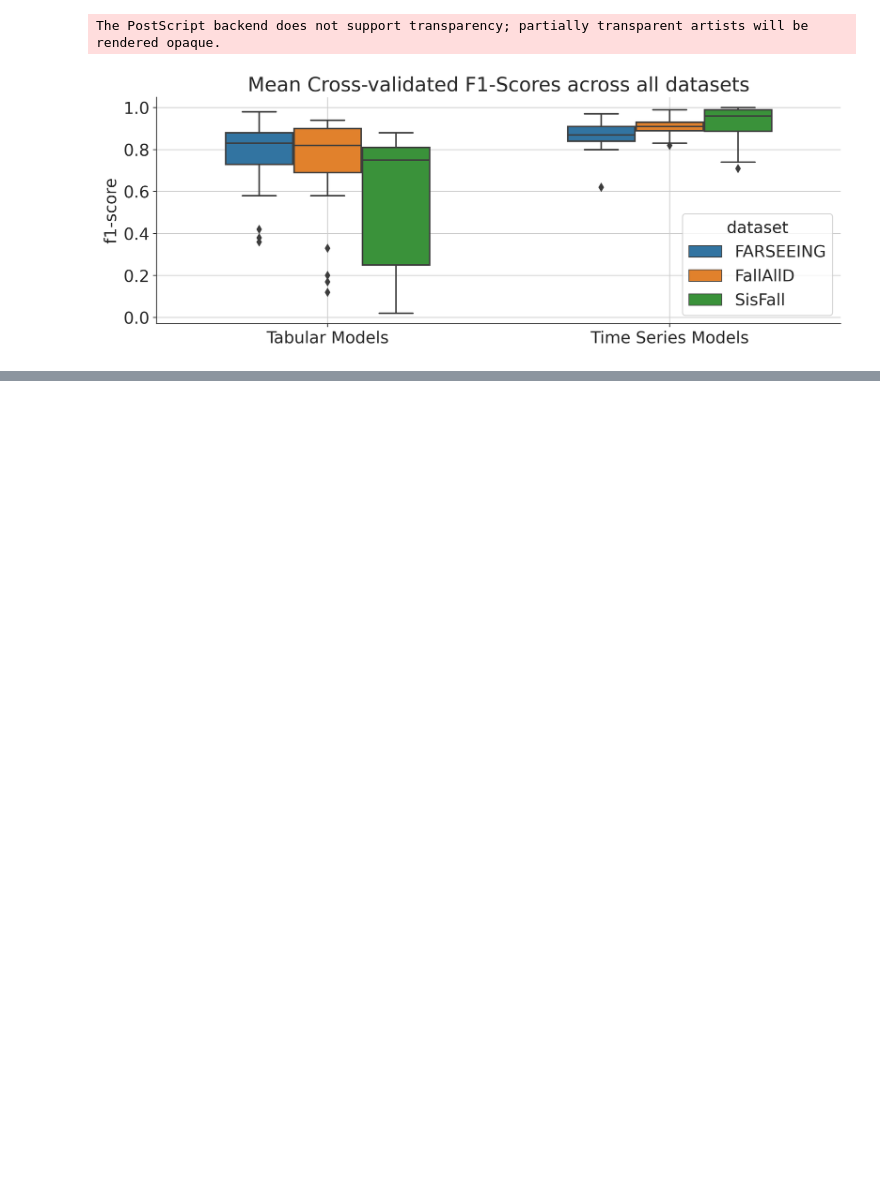
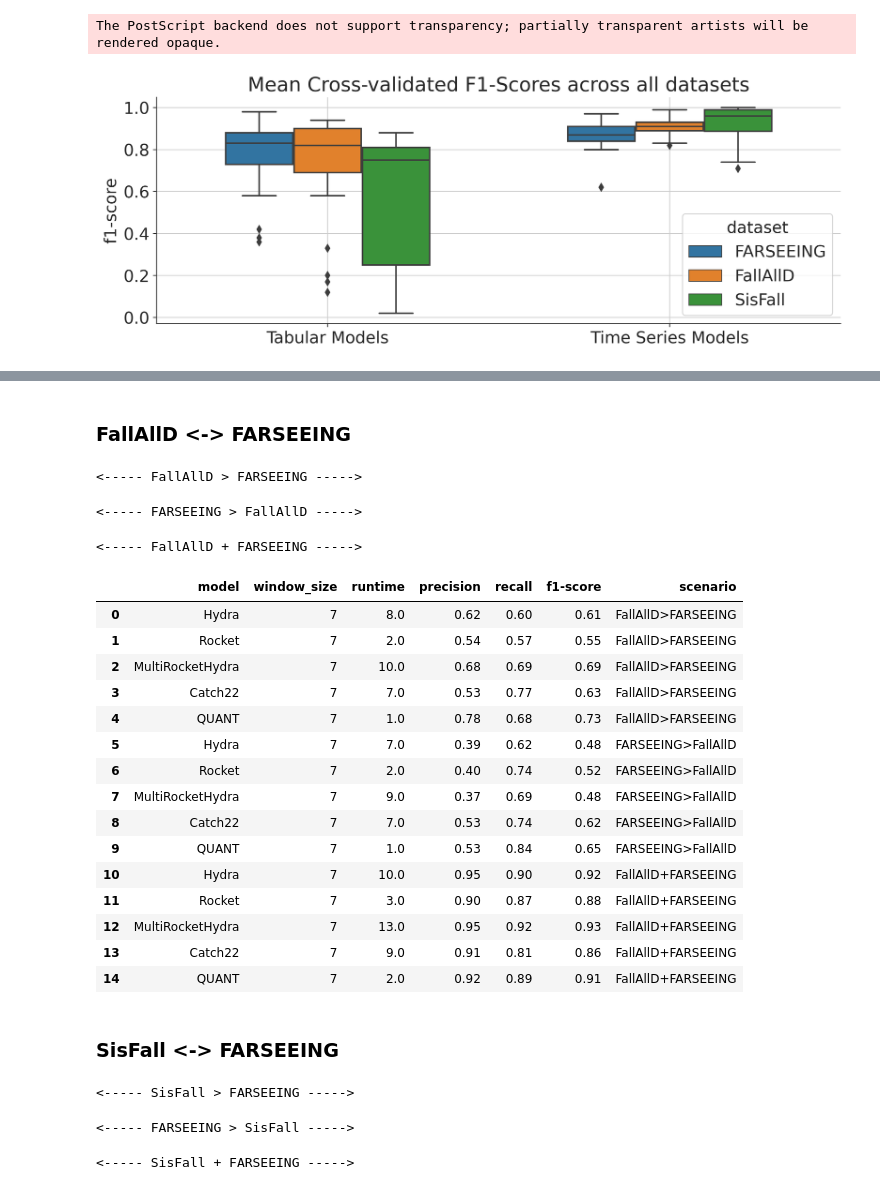
Before and after one commit to mlgig/ts_fall_detection, a Jupyter notebook: evaluation.ipynb, the cells around one changed output, grey strips where cells are left out. Drawn from its saved outputs; the diff is of its cells as text; code cells hidden in the pictures; blank space fills up the shorter version.

```diff
--- a/evaluation.ipynb
+++ b/evaluation.ipynb
@@ -331,0 +340,35 @@ The PostScript backend does not support transparency; partially transparent arti
+# %% [markdown]
+### FallAllD <-> FARSEEING
+# %%
+fallalld_farseeing = classifiers.cross_dataset_eval(fallalld, farseeing)
+# %% [output]
+<----- FallAllD > FARSEEING ----->
+<----- FARSEEING > FallAllD ----->
+<----- FallAllD + FARSEEING ----->
+# %%
+fallalld_farseeing
+# %% [output]
+|  | model | window_size | runtime | precision | recall | f1-score | scenario |
+| 0 | Hydra | 7 | 8.0 | 0.62 | 0.60 | 0.61 | FallAllD>FARSEEING |
+| 1 | Rocket | 7 | 2.0 | 0.54 | 0.57 | 0.55 | FallAllD>FARSEEING |
+| 2 | MultiRocketHydra | 7 | 10.0 | 0.68 | 0.69 | 0.69 | FallAllD>FARSEEING |
+| 3 | Catch22 | 7 | 7.0 | 0.53 | 0.77 | 0.63 | FallAllD>FARSEEING |
+| 4 | QUANT | 7 | 1.0 | 0.78 | 0.68 | 0.73 | FallAllD>FARSEEING |
+| 5 | Hydra | 7 | 7.0 | 0.39 | 0.62 | 0.48 | FARSEEING>FallAllD |
+| 6 | Rocket | 7 | 2.0 | 0.40 | 0.74 | 0.52 | FARSEEING>FallAllD |
+| 7 | MultiRocketHydra | 7 | 9.0 | 0.37 | 0.69 | 0.48 | FARSEEING>FallAllD |
+| 8 | Catch22 | 7 | 7.0 | 0.53 | 0.74 | 0.62 | FARSEEING>FallAllD |
+| 9 | QUANT | 7 | 1.0 | 0.53 | 0.84 | 0.65 | FARSEEING>FallAllD |
+| 10 | Hydra | 7 | 10.0 | 0.95 | 0.90 | 0.92 | FallAllD+FARSEEING |
+| 11 | Rocket | 7 | 3.0 | 0.90 | 0.87 | 0.88 | FallAllD+FARSEEING |
+| 12 | MultiRocketHydra | 7 | 13.0 | 0.95 | 0.92 | 0.93 | FallAllD+FARSEEING |
+| 13 | Catch22 | 7 | 9.0 | 0.91 | 0.81 | 0.86 | FallAllD+FARSEEING |
+| 14 | QUANT | 7 | 2.0 | 0.92 | 0.89 | 0.91 | FallAllD+FARSEEING |
+# %% [markdown]
+### SisFall <-> FARSEEING
+# %%
+sisfall_farseeing = classifiers.cross_dataset_eval(sisfall, farseeing)
+# %% [output]
+<----- SisFall > FARSEEING ----->
+<----- FARSEEING > SisFall ----->
+<----- SisFall + FARSEEING ----->
```
Also changed, not shown: parts of 6 cells of this notebook, 13 other files.
